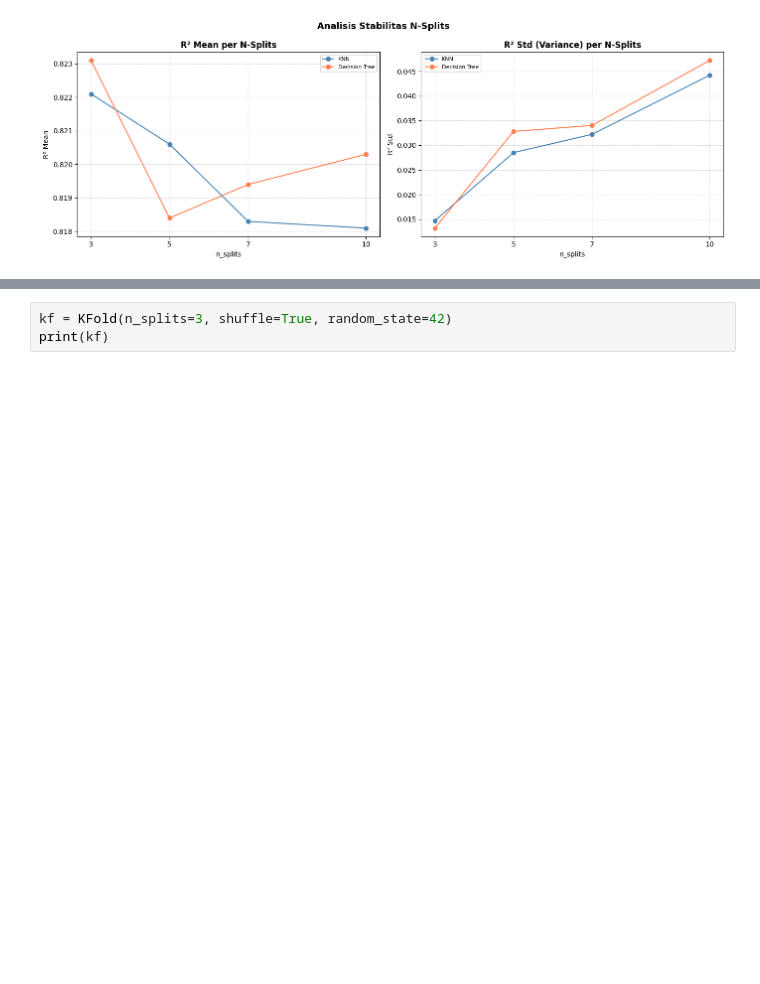
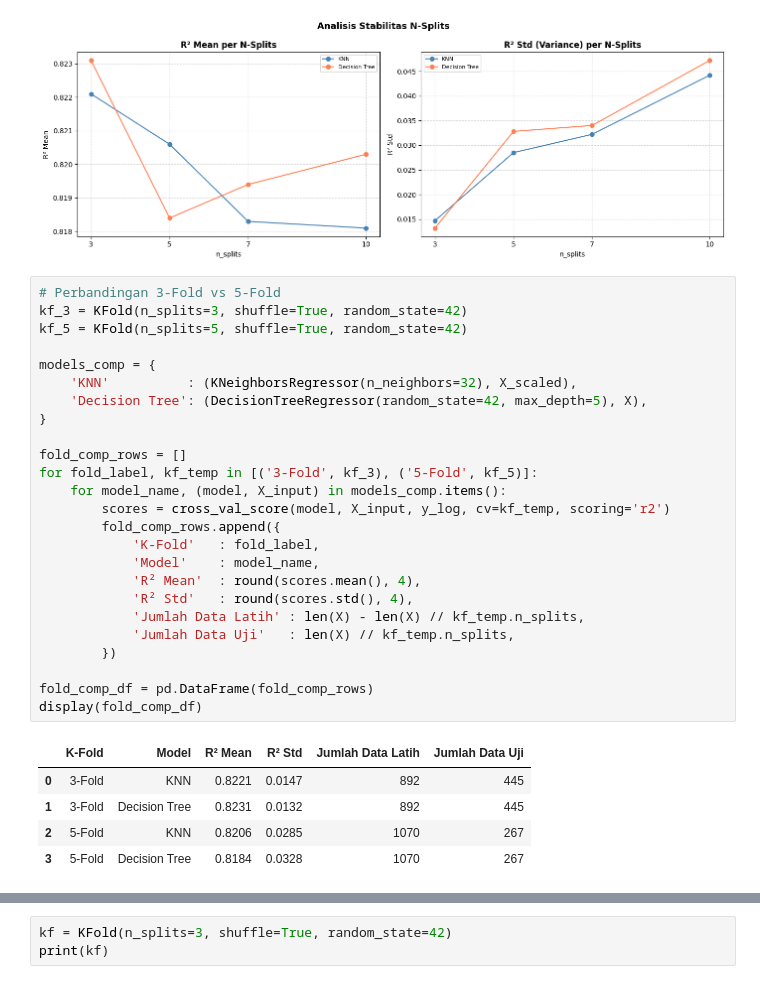
Before and after one commit to Maulana527/Tubes-Siscer, a Jupyter notebook: ML_Medical_Insurance_Regresi.ipynb, the cells around one changed output, grey strips where cells are left out. Saved outputs shown, nothing was run; the diff lists cells and outputs as text; blank space fills up the shorter version.

```diff
--- a/ML_Medical_Insurance_Regresi.ipynb
+++ b/ML_Medical_Insurance_Regresi.ipynb
@@ -629,3 +629,34 @@ plt.tight_layout()
 plt.show()
 # %% [output]
 [figure]
+# %%
+# Perbandingan 3-Fold vs 5-Fold
+kf_3 = KFold(n_splits=3, shuffle=True, random_state=42)
+kf_5 = KFold(n_splits=5, shuffle=True, random_state=42)
+
+models_comp = {
+    'KNN'          : (KNeighborsRegressor(n_neighbors=32), X_scaled),
+    'Decision Tree': (DecisionTreeRegressor(random_state=42, max_depth=5), X),
+}
+
+fold_comp_rows = []
+for fold_label, kf_temp in [('3-Fold', kf_3), ('5-Fold', kf_5)]:
+    for model_name, (model, X_input) in models_comp.items():
+        scores = cross_val_score(model, X_input, y_log, cv=kf_temp, scoring='r2')
+        fold_comp_rows.append({
+            'K-Fold'   : fold_label,
+            'Model'    : model_name,
+            'R² Mean'  : round(scores.mean(), 4),
+            'R² Std'   : round(scores.std(), 4),
+            'Jumlah Data Latih' : len(X) - len(X) // kf_temp.n_splits,
+            'Jumlah Data Uji'   : len(X) // kf_temp.n_splits,
+        })
+
+fold_comp_df = pd.DataFrame(fold_comp_rows)
+display(fold_comp_df)
+# %% [output]
+|  | K-Fold | Model | R² Mean | R² Std | Jumlah Data Latih | Jumlah Data Uji |
+| 0 | 3-Fold | KNN | 0.8221 | 0.0147 | 892 | 445 |
+| 1 | 3-Fold | Decision Tree | 0.8231 | 0.0132 | 892 | 445 |
+| 2 | 5-Fold | KNN | 0.8206 | 0.0285 | 1070 | 267 |
+| 3 | 5-Fold | Decision Tree | 0.8184 | 0.0328 | 1070 | 267 |
```
Also changed, not shown: parts of 12 cells of this notebook.
